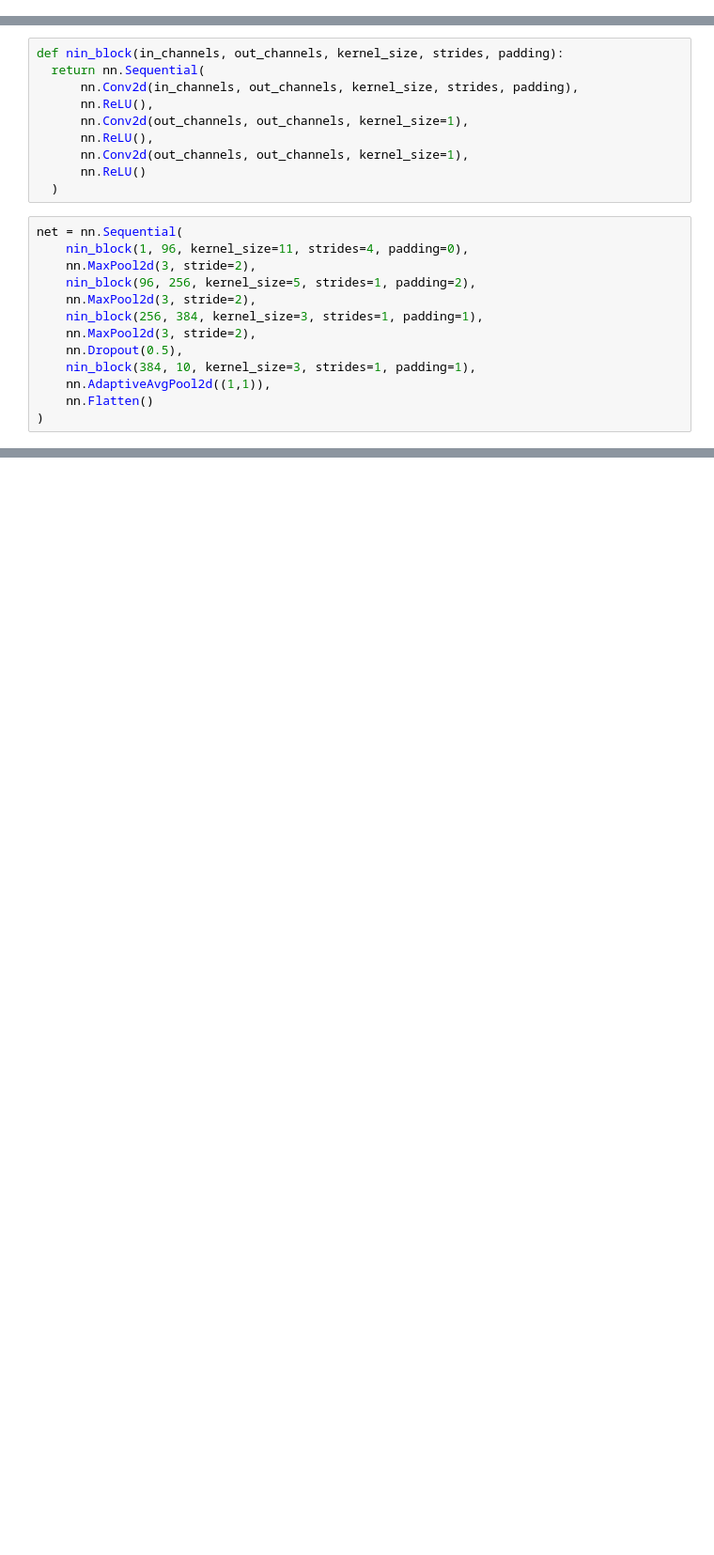
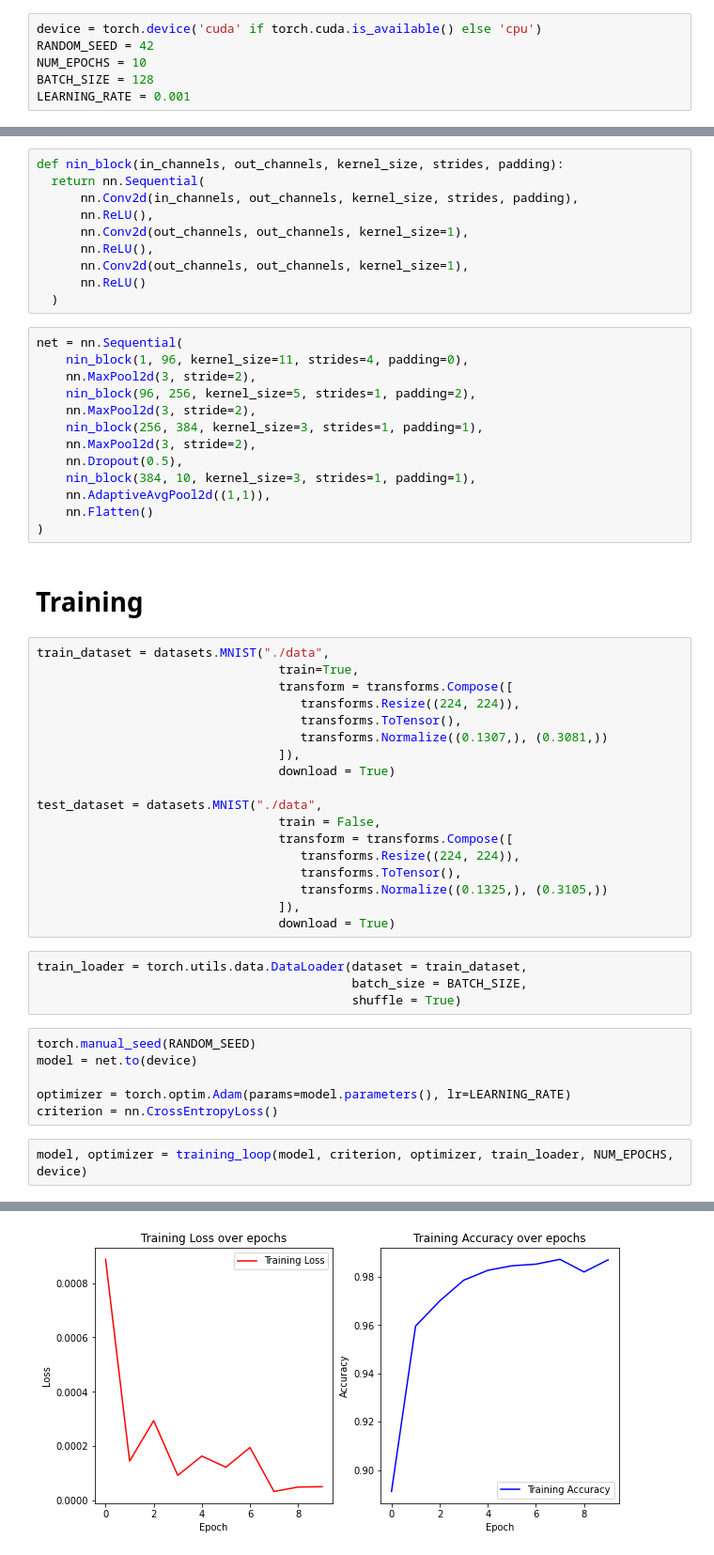
Before and after one commit to yukiao/Pengantar-Deep-Learning, a Jupyter notebook: Week5/NiN.ipynb, the cells around one changed output, grey strips where cells are left out. Shown: that part at 94% size. Drawn from its saved outputs; the diff is of its cells as text; blank space fills up the shorter version.

```diff
--- a/Week5/NiN.ipynb
+++ b/Week5/NiN.ipynb
@@ -26,0 +15,6 @@ from d2l import torch as d2l
+# %%
+device = torch.device('cuda' if torch.cuda.is_available() else 'cpu')
+RANDOM_SEED = 42
+NUM_EPOCHS = 10
+BATCH_SIZE = 128
+LEARNING_RATE = 0.001
@@ -47,3 +143,36 @@ net = nn.Sequential(
     nn.AdaptiveAvgPool2d((1,1)),
     nn.Flatten()
 )
+# %% [markdown]
+# Training
+# %%
+train_dataset = datasets.MNIST("./data",
+                                 train=True,
+                                 transform = transforms.Compose([
+                                    transforms.Resize((224, 224)),
+                                    transforms.ToTensor(),
+                                    transforms.Normalize((0.1307,), (0.3081,))
+                                 ]),
+                                 download = True)
+
+test_dataset = datasets.MNIST("./data",
+                                 train = False,
+                                 transform = transforms.Compose([
+                                    transforms.Resize((224, 224)),
+                                    transforms.ToTensor(),
+                                    transforms.Normalize((0.1325,), (0.3105,))
+                                 ]),
+                                 download = True)
+# %%
+train_loader = torch.utils.data.DataLoader(dataset = train_dataset,
+                                           batch_size = BATCH_SIZE,
+                                           shuffle = True)
+# %%
+torch.manual_seed(RANDOM_SEED)
+model = net.to(device)
+
+optimizer = torch.optim.Adam(params=model.parameters(), lr=LEARNING_RATE)
+criterion = nn.CrossEntropyLoss()
+# %%
+model, optimizer = training_loop(model, criterion, optimizer, train_loader, NUM_EPOCHS, device)
+# %% [output]
@@ -50 +192,2 @@ net = nn.Sequential(
+[figure, added]
 # %%
```
Also changed, not shown: parts of 15 cells of this notebook.
